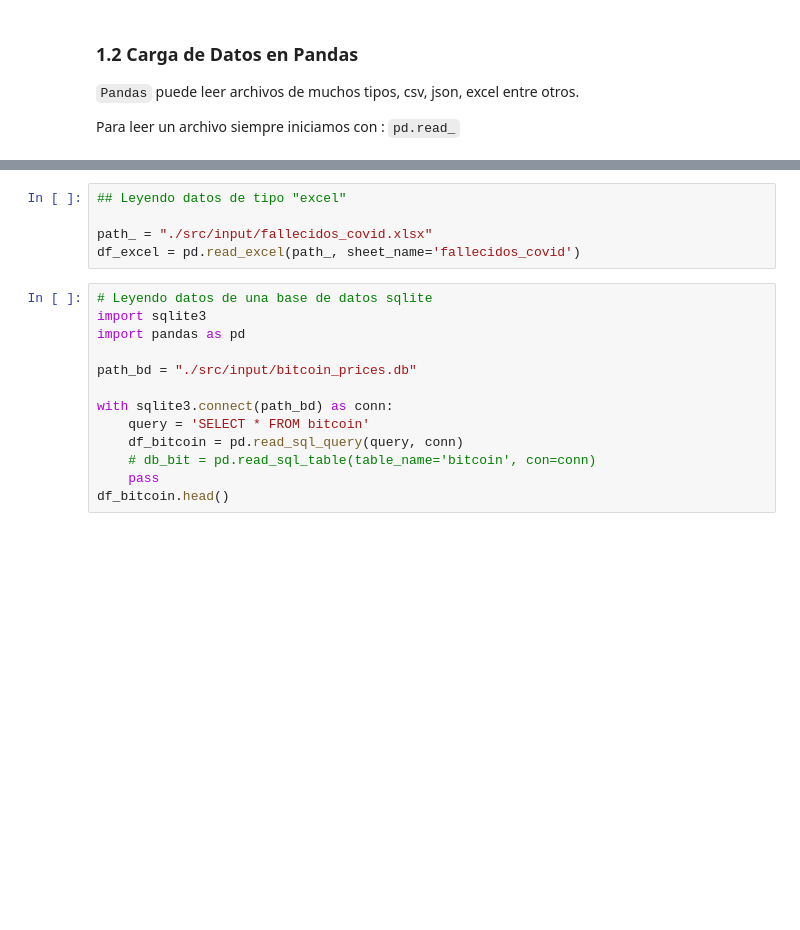
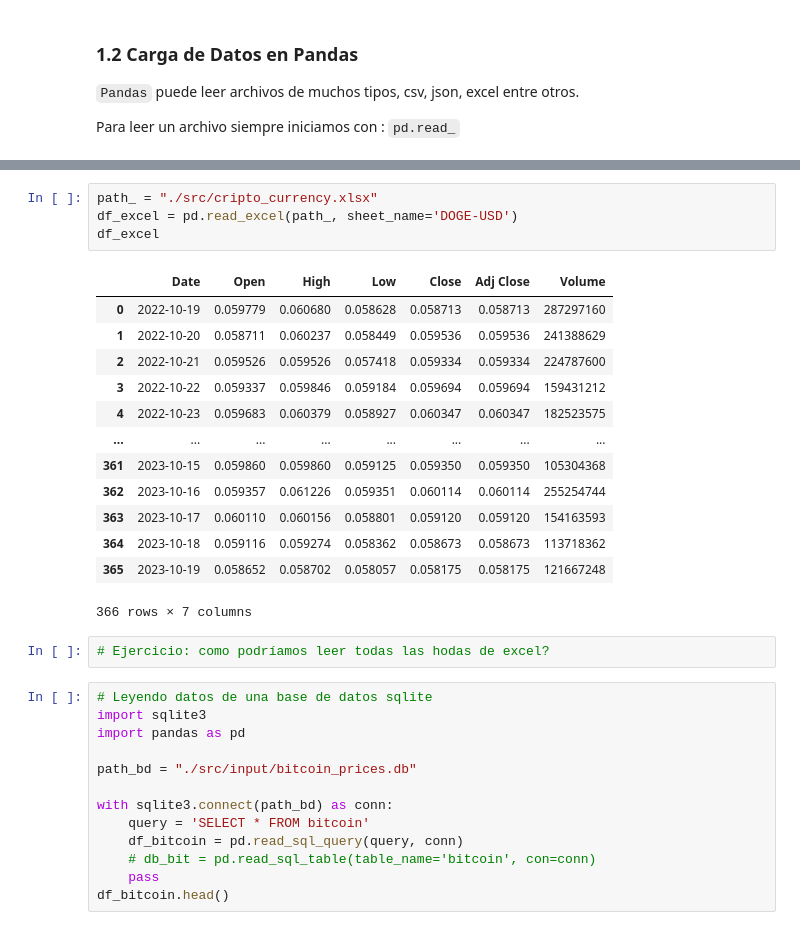
Before and after one commit to Anamar38/ProgramacionPython, a Jupyter notebook: Modulo5/1. IntroduccionPandas.ipynb, the cells around one changed output, grey strips where cells are left out. Saved outputs shown, nothing was run; the diff lists cells and outputs as text; blank space fills up the shorter version.

```diff
--- a/Modulo5/1. IntroduccionPandas.ipynb
+++ b/Modulo5/1. IntroduccionPandas.ipynb
@@ -145,8 +162,23 @@ df
 # %%
-## Leyendo datos de tipo "excel"
-
-path_ = "./src/input/fallecidos_covid.xlsx"
-df_excel = pd.read_excel(path_, sheet_name='fallecidos_covid')
+path_ = "./src/cripto_currency.xlsx"
+df_excel = pd.read_excel(path_, sheet_name='DOGE-USD')
+df_excel
+# %% [output]
+|  | Date | Open | High | Low | Close | Adj Close | Volume |
+| 0 | 2022-10-19 | 0.059779 | 0.060680 | 0.058628 | 0.058713 | 0.058713 | 287297160 |
+| 1 | 2022-10-20 | 0.058711 | 0.060237 | 0.058449 | 0.059536 | 0.059536 | 241388629 |
+| 2 | 2022-10-21 | 0.059526 | 0.059526 | 0.057418 | 0.059334 | 0.059334 | 224787600 |
+| 3 | 2022-10-22 | 0.059337 | 0.059846 | 0.059184 | 0.059694 | 0.059694 | 159431212 |
+| 4 | 2022-10-23 | 0.059683 | 0.060379 | 0.058927 | 0.060347 | 0.060347 | 182523575 |
+| ... | ... | ... | ... | ... | ... | ... | ... |
+| 361 | 2023-10-15 | 0.059860 | 0.059860 | 0.059125 | 0.059350 | 0.059350 | 105304368 |
+| 362 | 2023-10-16 | 0.059357 | 0.061226 | 0.059351 | 0.060114 | 0.060114 | 255254744 |
+| 363 | 2023-10-17 | 0.060110 | 0.060156 | 0.058801 | 0.059120 | 0.059120 | 154163593 |
+| 364 | 2023-10-18 | 0.059116 | 0.059274 | 0.058362 | 0.058673 | 0.058673 | 113718362 |
+| 365 | 2023-10-19 | 0.058652 | 0.058702 | 0.058057 | 0.058175 | 0.058175 | 121667248 |
+366 rows × 7 columns
+# %%
+# Ejercicio: como podríamos leer todas las hodas de excel?
 # %%
 # Leyendo datos de una base de datos sqlite
 import sqlite3
```
Also changed, not shown: parts of 19 cells of this notebook, 8 other files.
